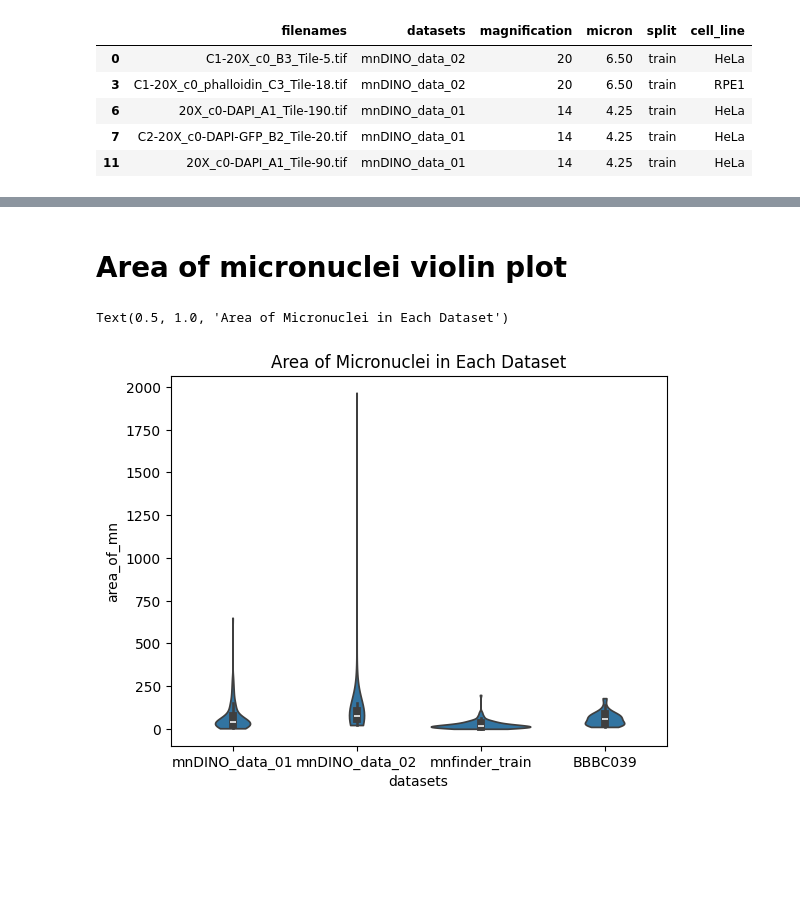
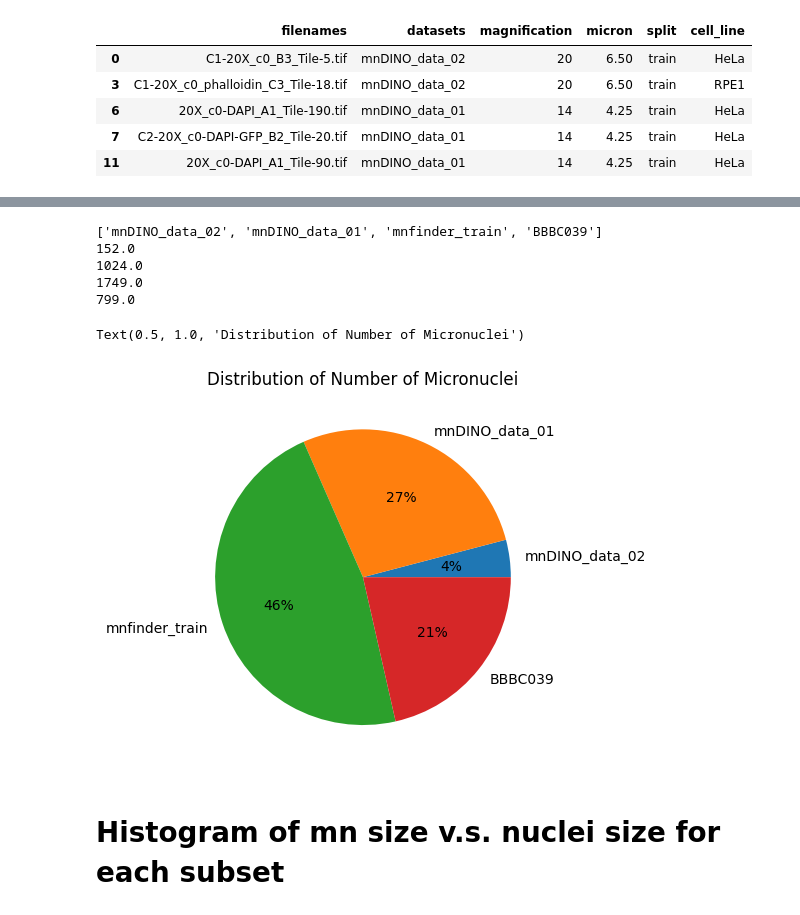
Before and after one commit to CaicedoLab/micronuclei-detection, a Jupyter notebook: figures/dataset_distributions.ipynb, the cells around one changed output, grey strips where cells are left out. Saved outputs shown, nothing was run; the diff lists cells and outputs as text; code cells hidden in the pictures; blank space fills up the shorter version.

Commit message:
updated figures

```diff
--- a/figures/dataset_distributions.ipynb
+++ b/figures/dataset_distributions.ipynb
@@ -40,12 +25,0 @@ plt.show()
-# %%
-subsets = ['mnDINO_data_01', 'mnDINO_data_02', 'mnfinder_train', 'BBBC039']
-df['number_of_mn'] = None
-for subset in subsets:
-    df_sub = df[df.datasets == subset]
-
-    for i in range(df_sub.shape[0]):
-        filename = df_sub.iloc[i]['filenames']
-        im = skimage.io.imread(os.path.join(path, 'train', 'mn_masks', filename.replace('.tif', '.png')))
-        number_of_mn = np.max(np.unique(skimage.measure.label(im)))
-
-        df.loc[(df.filenames == filename) & (df.datasets == subset), 'number_of_mn'] = number_of_mn
@@ -62,2 +25,0 @@ Text(0.5, 1.0, 'Number of Micronuclei in Each Dataset')
-# %% [markdown]
-# Area of micronuclei violin plot
@@ -91,19 +26,31 @@ for subset in subsets:
-# %%
-d = [mndino_01, mndino_02, mnfinder_train, bbbc039]
-subsets = ['mnDINO_data_01', 'mnDINO_data_02', 'mnfinder_train', 'BBBC039']
-
-df_area = pd.DataFrame(columns=['mn_label', 'area_of_mn', 'datasets'])
-for i in range(4):
-    df_sub = pd.DataFrame(d[i].items(), columns=['mn_label', 'area_of_mn'])
-    df_sub['datasets'] = subsets[i]
-    df_area = pd.concat([df_area, df_sub], ignore_index=True)
-# %%
-fig, ax = plt.subplots()
-
-custom_order = ['mnDINO_data_01', 'mnDINO_data_02', 'mnfinder_train', 'BBBC039']
-sns.violinplot(x='datasets', y='area_of_mn', data=df_area, ax=ax, cut=0, order=custom_order)
-plt.title('Area of Micronuclei in Each Dataset')
-# ax.set_ylim(0, 200)
-# %% [output]
-Text(0.5, 1.0, 'Area of Micronuclei in Each Dataset')
-[figure, removed]
+# %%
+df_sub = df.loc[df.split == 'train', ['filenames', 'datasets']].copy().reset_index()
+train_mn_mask_path = os.path.join(path, 'train', 'mn_masks')
+
+for i in range(df_sub.shape[0]):
+    mn_mask = skimage.io.imread(os.path.join(train_mn_mask_path, df_sub.loc[i, 'filenames'].replace('.tif', '.png')))
+    labels = skimage.measure.label(mn_mask)
+    num_of_mn = np.max(labels) # maximal label is the total number of micronuclei
+    df_sub.loc[i, 'num_of_mn'] = num_of_mn
+# %%
+labels = df_sub.datasets.unique().tolist()
+print(labels)
+counts = []
+
+for subset in labels:
+    total_mn = df_sub.loc[df_sub.datasets == subset, 'num_of_mn'].sum()
+    print(total_mn)
+    counts.append(total_mn)
+
+plt.pie(x = counts, labels=labels, autopct='%d%%')
+plt.title('Distribution of Number of Micronuclei')
+# %% [output]
+['mnDINO_data_02', 'mnDINO_data_01', 'mnfinder_train', 'BBBC039']
+152.0
+1024.0
+1749.0
+799.0
+Text(0.5, 1.0, 'Distribution of Number of Micronuclei')
+[figure, added]
+# %% [markdown]
+# Histogram of mn size v.s. nuclei size for each subset
```
Also changed, not shown: parts of 11 cells of this notebook.
